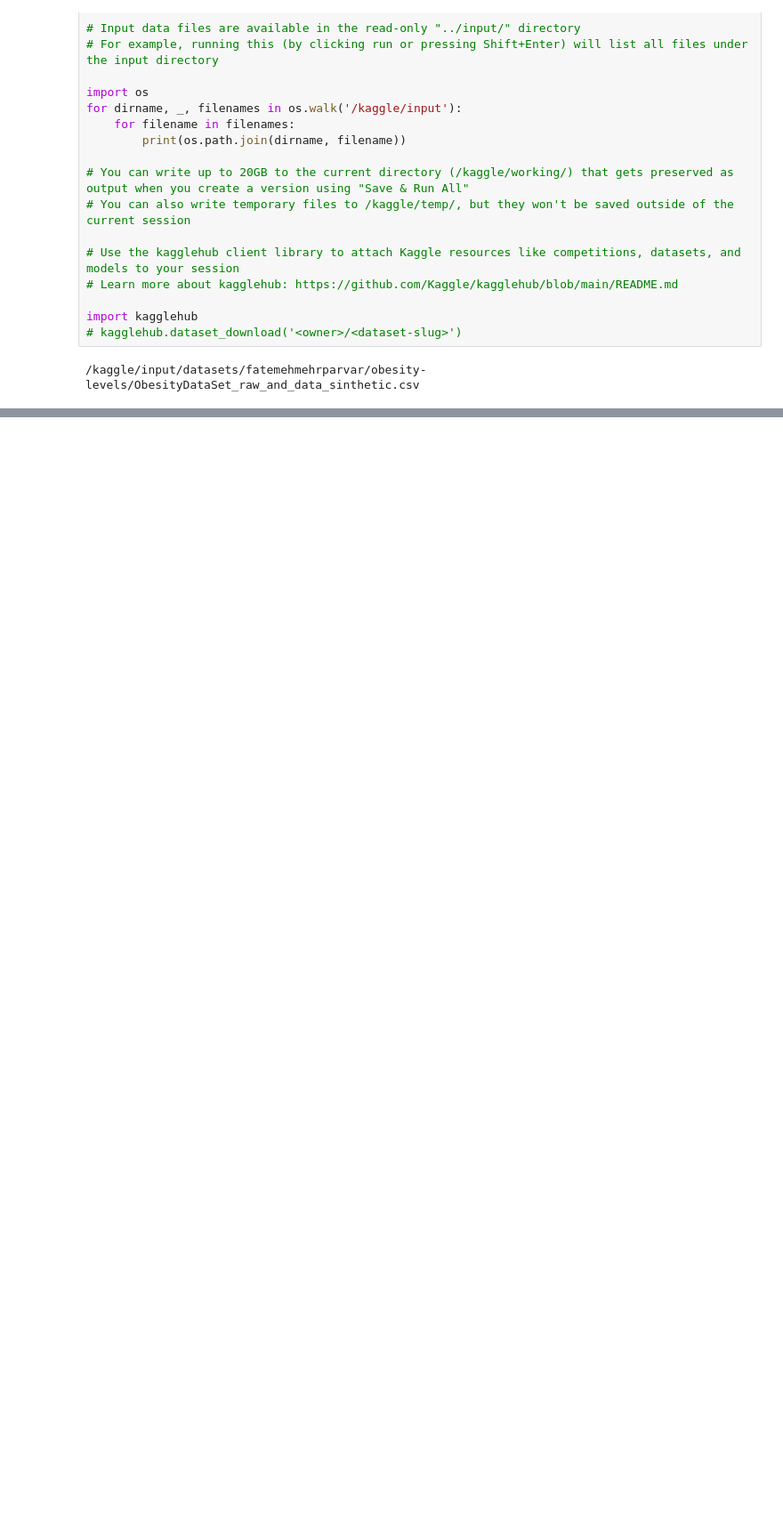
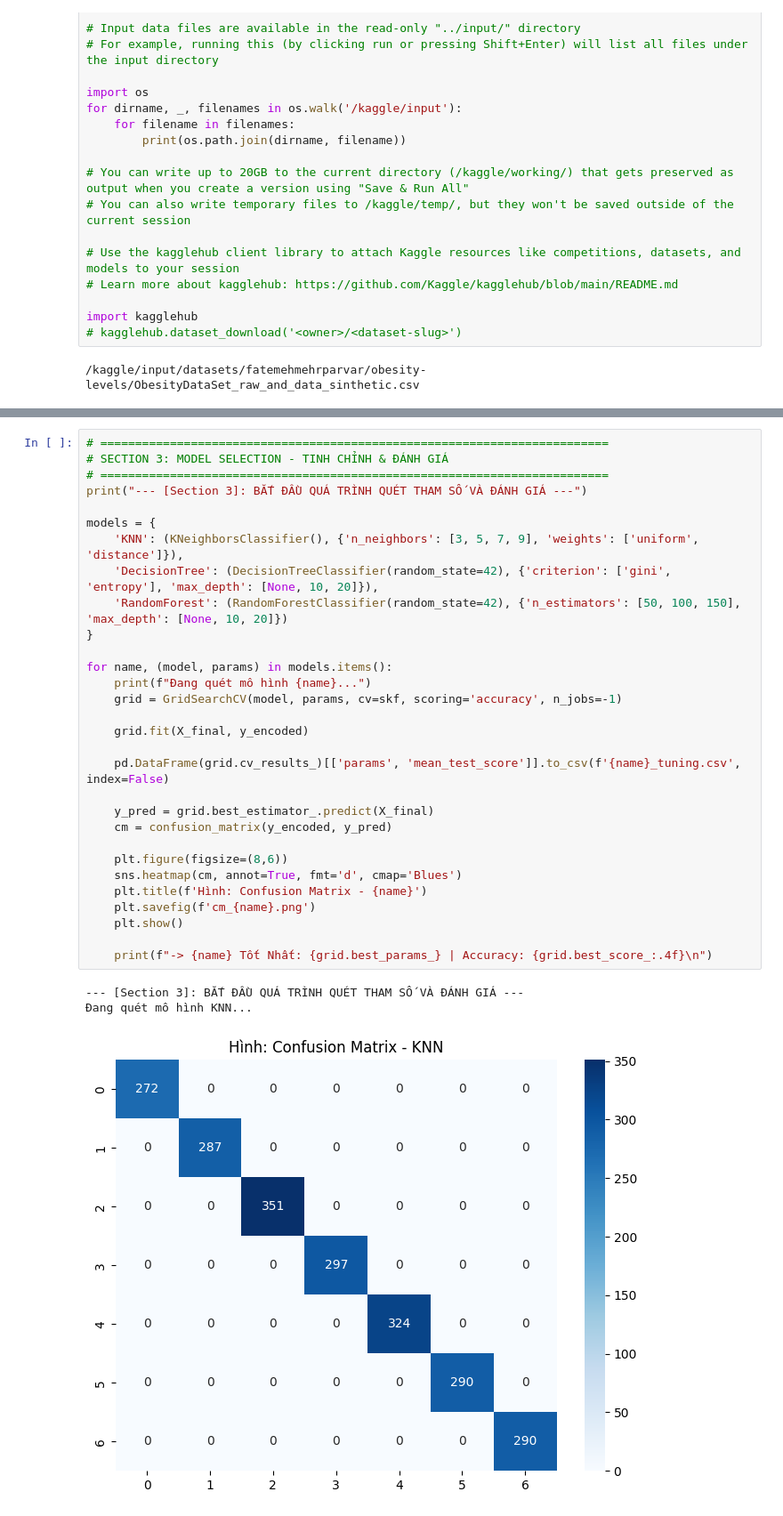
Before and after one commit to VuThienSinh-23130276/obesity-prediction-ML, a Jupyter notebook: obesity_prediction.ipynb, the cells around one changed output, grey strips where cells are left out. Shown at 89% size. Saved outputs shown, nothing was run; the diff lists cells and outputs as text; blank space fills up the shorter version.

```diff
--- a/obesity_prediction.ipynb
+++ b/obesity_prediction.ipynb
@@ -141,0 +186,34 @@ print(f"   -> Random Forest Tốt Nhất: {rf_grid.best_params_} | Đạt Accura
+# %%
+# =========================================================================
+# SECTION 3: MODEL SELECTION - TINH CHỈNH & ĐÁNH GIÁ
+# =========================================================================
+print("--- [Section 3]: BẮT ĐẦU QUÁ TRÌNH QUÉT THAM SỐ VÀ ĐÁNH GIÁ ---")
+
+models = {
+    'KNN': (KNeighborsClassifier(), {'n_neighbors': [3, 5, 7, 9], 'weights': ['uniform', 'distance']}),
+    'DecisionTree': (DecisionTreeClassifier(random_state=42), {'criterion': ['gini', 'entropy'], 'max_depth': [None, 10, 20]}),
+    'RandomForest': (RandomForestClassifier(random_state=42), {'n_estimators': [50, 100, 150], 'max_depth': [None, 10, 20]})
+}
+
+for name, (model, params) in models.items():
+    print(f"Đang quét mô hình {name}...")
+    grid = GridSearchCV(model, params, cv=skf, scoring='accuracy', n_jobs=-1)
+
+    grid.fit(X_final, y_encoded)
+
+    pd.DataFrame(grid.cv_results_)[['params', 'mean_test_score']].to_csv(f'{name}_tuning.csv', index=False)
+
+    y_pred = grid.best_estimator_.predict(X_final)
+    cm = confusion_matrix(y_encoded, y_pred)
+
+    plt.figure(figsize=(8,6))
+    sns.heatmap(cm, annot=True, fmt='d', cmap='Blues')
+    plt.title(f'Hình: Confusion Matrix - {name}')
+    plt.savefig(f'cm_{name}.png')
+    plt.show()
+
+    print(f"-> {name} Tốt Nhất: {grid.best_params_} | Accuracy: {grid.best_score_:.4f}\n")
+# %% [output]
+--- [Section 3]: BẮT ĐẦU QUÁ TRÌNH QUÉT THAM SỐ VÀ ĐÁNH GIÁ ---
+Đang quét mô hình KNN...
+[figure, added]
```
Also changed, not shown: parts of 19 cells of this notebook.
